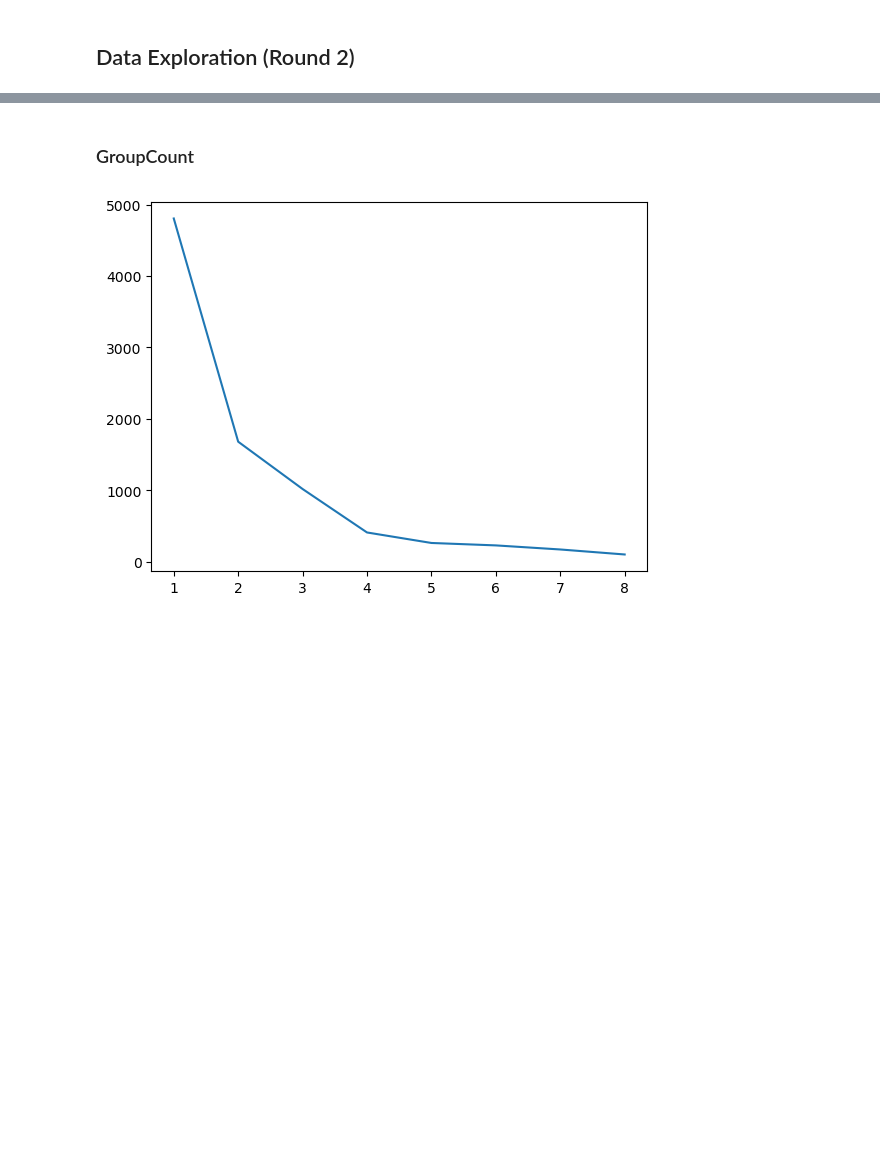
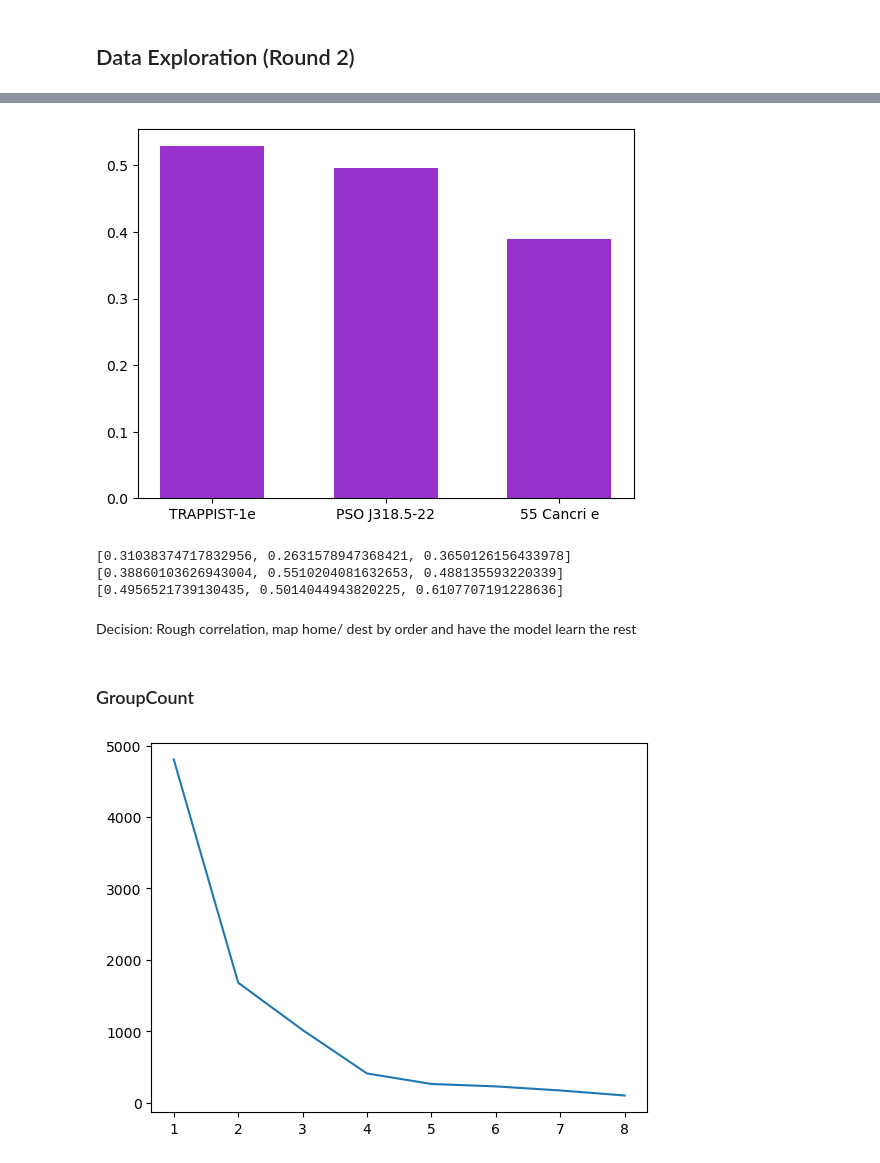
Before and after one commit to shivvor2/Tabular_Data_Skill_Demo_Kaggle, a Jupyter notebook: SpaceTitanic.ipynb, the cells around one changed output, grey strips where cells are left out. Cells and saved outputs as stored; diff of their text form; code cells hidden in the pictures; blank space fills up the shorter version.

```diff
--- a/SpaceTitanic.ipynb
+++ b/SpaceTitanic.ipynb
@@ -137,3 +153,38 @@ Boxplot
+# %%
+vals = []
+labels = []
+
+for dest in train["Destination"].unique():
+
+    total = len(train[(train["Destination"] == dest)])
+    survived = len(train[(train["Destination"] == dest) & (train["Transported"] == 0)])
+    if total > 0:
+        labels.append(dest)
+        vals.append(survived/total)
+
+plt.bar(labels, vals, color = "darkorchid", width = 0.6)
+plt.show()
+# %% [output]
+[figure, added]
+# %%
+# HardCoding brrrrrr
+homes = ["Europa", "Mars", "Earth"]
+dests = ["55 Cancri e", "PSO J318.5-22", "TRAPPIST-1e"]
+
+for home in homes:
+    survive_ratio = []
+    for dest in dests:
+        total = len(train[(train["HomePlanet"] == home) & (train["Destination"] == dest)])
+        survived = len(train[(train["HomePlanet"] == home) & (train["Destination"] == dest) & (train["Transported"] == 0)])
+        survive_ratio.append(survived/total)
+    print(survive_ratio)
+# %% [output]
+[0.31038374717832956, 0.2631578947368421, 0.3650126156433978]
+[0.38860103626943004, 0.5510204081632653, 0.488135593220339]
+[0.4956521739130435, 0.5014044943820225, 0.6107707191228636]
+# %% [markdown]
+Decision:
+Rough correlation, map home/ dest by order and have the model learn the rest
 # %% [markdown]
 ### GroupCount
 # %%
```
Also changed, not shown: parts of 26 cells of this notebook, 5 other files.
